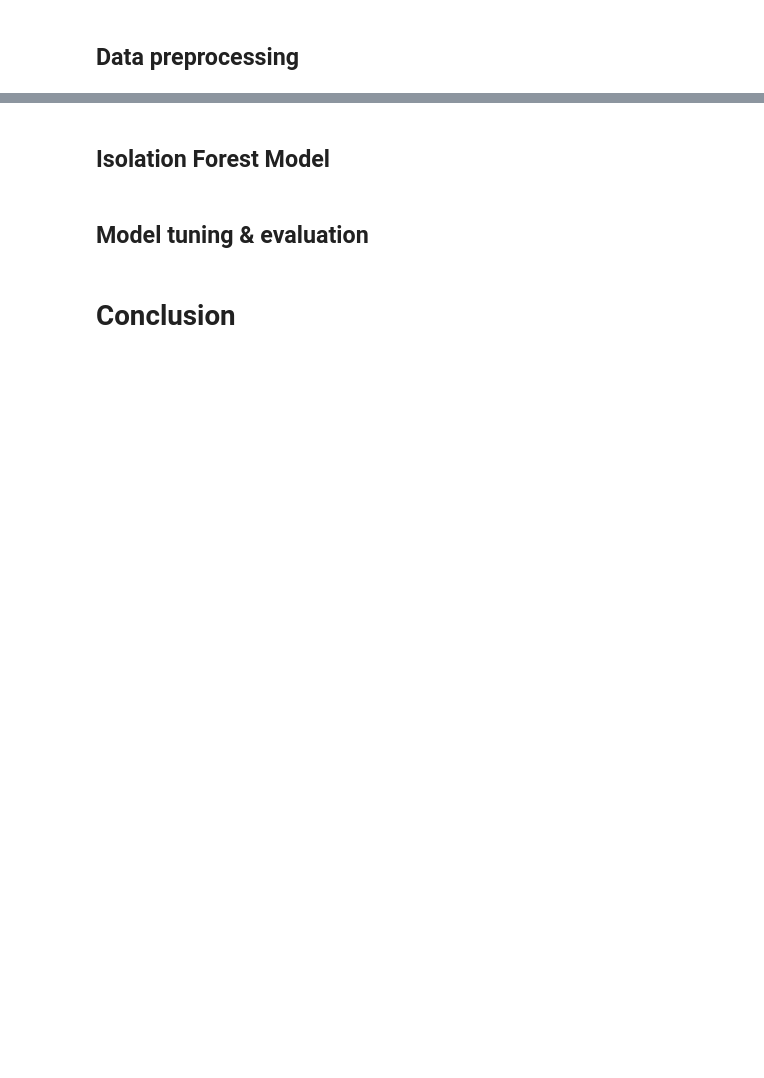
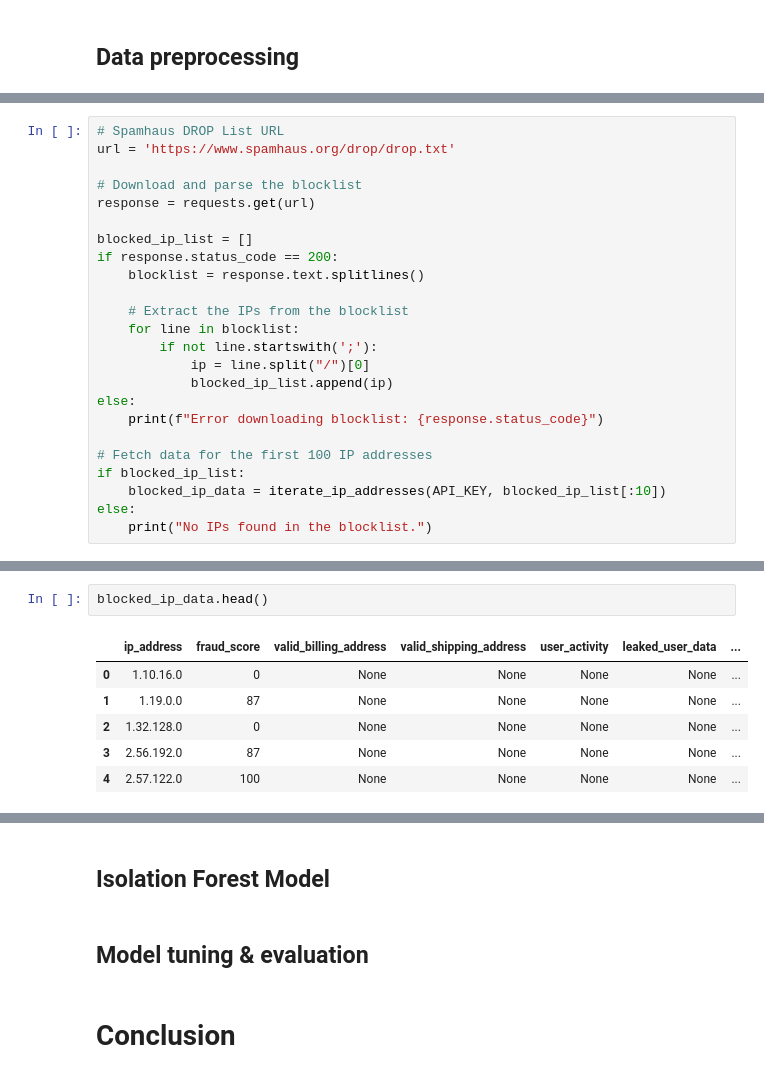
Before and after one commit to thamadziripi/isolation-forest-ipqs-api, a Jupyter notebook: fraud_detection_using_isolation_forest.ipynb, the cells around one changed output, grey strips where cells are left out. Drawn from its saved outputs; the diff is of its cells as text; blank space fills up the shorter version.

```diff
--- a/fraud_detection_using_isolation_forest.ipynb
+++ b/fraud_detection_using_isolation_forest.ipynb
@@ -139,0 +219,24 @@ data
+# %%
+# Spamhaus DROP List URL
+url = 'https://www.spamhaus.org/drop/drop.txt'
+
+# Download and parse the blocklist
+response = requests.get(url)
+
+blocked_ip_list = []
+if response.status_code == 200:
+    blocklist = response.text.splitlines()
+
+    # Extract the IPs from the blocklist
+    for line in blocklist:
+        if not line.startswith(';'):
+            ip = line.split("/")[0]
+            blocked_ip_list.append(ip)
+else:
+    print(f"Error downloading blocklist: {response.status_code}")
+
+# Fetch data for the first 100 IP addresses
+if blocked_ip_list:
+    blocked_ip_data = iterate_ip_addresses(API_KEY, blocked_ip_list[:10])
+else:
+    print("No IPs found in the blocklist.")
@@ -139,0 +293,9 @@ data
+# %%
+blocked_ip_data.head()
+# %% [output]
+|  | ip_address | fraud_score | valid_billing_address | valid_shipping_address | user_activity | leaked_user_data | ... |
+| 0 | 1.10.16.0 | 0 | None | None | None | None | ... |
+| 1 | 1.19.0.0 | 87 | None | None | None | None | ... |
+| 2 | 1.32.128.0 | 0 | None | None | None | None | ... |
+| 3 | 2.56.192.0 | 87 | None | None | None | None | ... |
+| 4 | 2.57.122.0 | 100 | None | None | None | None | ... |
```
Also changed, not shown: parts of 7 cells of this notebook.
